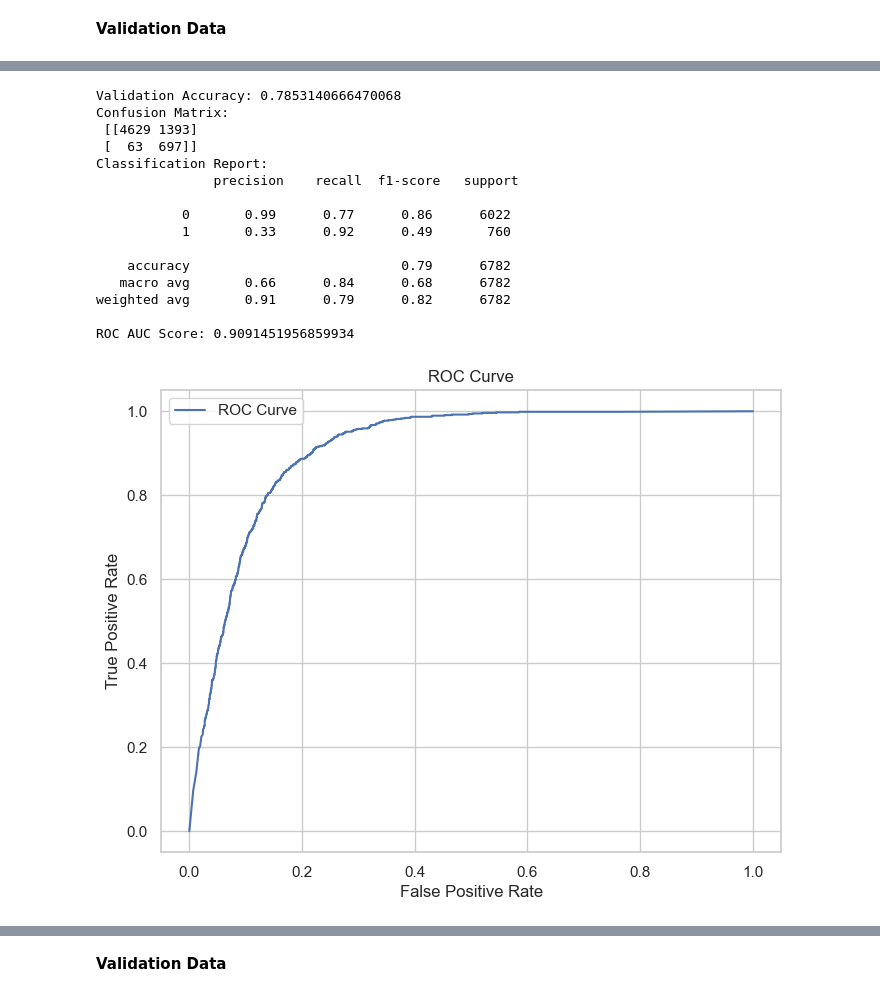
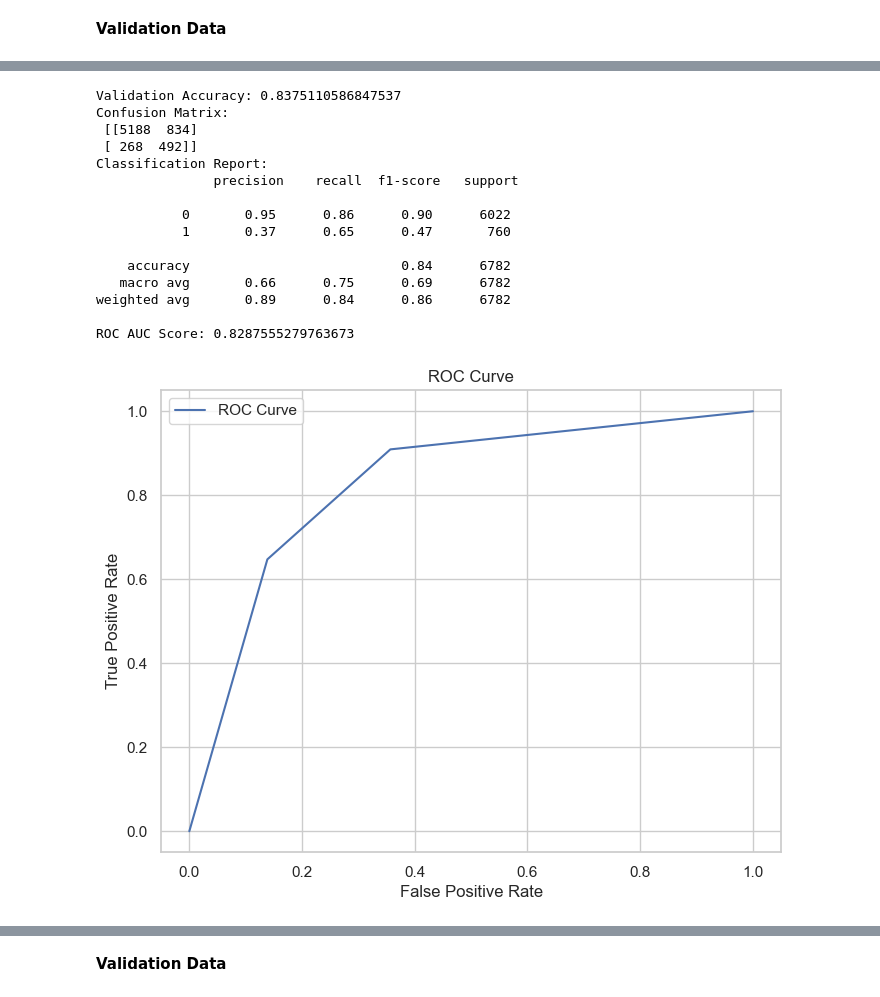
Before and after one commit to CalebMcCurdy/Bank-Term-Deposit-Predictions, a Jupyter notebook: Final Project.ipynb, the cells around one changed output, grey strips where cells are left out. Drawn from its saved outputs; the diff is of its cells as text; code cells hidden in the pictures.

```diff
--- a/Final Project.ipynb
+++ b/Final Project.ipynb
@@ -214,0 +233,11 @@ Through the above box plot visualization, we were able to see the distribution o
+# %%
+# Plot observations among all numeric attributes to compare distribution
+
+# Establish the style for the plots
+sns.set(style="ticks")
+
+# Create pairplot
+sns.pairplot(numeric_df, diag_kind='kde', markers='o')
+
+# Display the plots
+plt.show()
@@ -933,8 +969,8 @@ df['pdays'] = df['pdays'].replace(-1, 0)
 # %%
 # train (80%), validation (15%), test (5%)
+y = df[['y']]
 X = df.drop(columns=['y'])
-y = df[['y']]
-X_train, X_valtest, y_train, y_valtest = train_test_split(X, y, test_size = 0.2, random_state=1)
+X_train, X_valtest, y_train, y_valtest = train_test_split(X, y, test_size = 0.20, random_state=1)
 X_val, X_test, y_val, y_test = train_test_split(X_valtest, y_valtest, test_size=0.25, random_state=1)
 # %%
 # Display the dimensions of the data splits
@@ -1063,9 +1110,9 @@ balanced_train_data.head()
 # %%
-# Undersample the majority class to match the number of minority class samples
-major_class_under = resample(major_class, replace=False, n_samples=len(minor_class), random_state=1)
+# undersample the minority class to match the number of majority class samples
+major_class_under = resample(major_class, replace=True, n_samples=len(minor_class), random_state=1)
 
-# Combine the undersampled majority class with the minority class
-train_data_under = pd.concat([major_class_under, minor_class])
+# Combine the oversampled minority class with the majority class
+train_data_under = pd.concat([minor_class, major_class_under])
 
 # Separate the features (X) and the target (y) from the balanced training data
 X_train_under = train_data_under.drop(columns=['y'])
@@ -1261,2 +1592,5 @@ Fitting 5 folds for each of 15 candidates, totalling 75 fits
+# %%
+# knn model
+knn_over = KNeighborsClassifier(n_neighbors = 2).fit(X_train_under,y_train_under)
 # %% [markdown]
 **Validation Data**
@@ -1291,4 +1597,7 @@ plt.show()
 # %%
+#knn prediction
+y_val_pred = knn_over.predict(X_val_trans)
+
 # Calculate accuracy on the validation set
 accuracy = accuracy_score(y_val, y_val_pred)
 print("Validation Accuracy:", accuracy)
@@ -1297,41 +1606,41 @@ print("Validation Accuracy:", accuracy)
 confusion = confusion_matrix(y_val, y_val_pred)
 print("Confusion Matrix:\n", confusion)
 
 # Conduct classification report
 report = classification_report(y_val, y_val_pred)
 print("Classification Report:\n", report)
 
 # Calculate ROC AUC
-y_prob = boost_random.predict_proba(X_val_trans)[:, 1]
+y_prob = knn_over.predict_proba(X_val_trans)[:, 1]
 roc_auc = roc_auc_score(y_val, y_prob)
 print("ROC AUC Score:", roc_auc)
 
 # Generate ROC curve
 fpr, tpr, _ = roc_curve(y_val, y_prob)
 
 # Display ROC curve
 import matplotlib.pyplot as plt
 plt.figure(figsize=(8, 6))
 plt.plot(fpr, tpr, label="ROC Curve")
 plt.xlabel("False Positive Rate")
 plt.ylabel("True Positive Rate")
 plt.title("ROC Curve")
 plt.legend()
 plt.show()
 # %% [output]
-Validation Accuracy: 0.7853140666470068
+Validation Accuracy: 0.8375110586847537
 Confusion Matrix:
- [[4629 1393]
- [  63  697]]
+ [[5188  834]
+ [ 268  492]]
 Classification Report:
                precision    recall  f1-score   support
 
-           0       0.99      0.77      0.86      6022
-           1       0.33      0.92      0.49       760
+           0       0.95      0.86      0.90      6022
+           1       0.37      0.65      0.47       760
 
-    accuracy                           0.79      6782
-   macro avg       0.66      0.84      0.68      6782
-weighted avg       0.91      0.79      0.82      6782
+    accuracy                           0.84      6782
+   macro avg       0.66      0.75      0.69      6782
+weighted avg       0.89      0.84      0.86      6782
 
-ROC AUC Score: 0.9091451956859934
+ROC AUC Score: 0.8287555279763673
-[figure, old version]
+[figure, new version]
```
Also changed, not shown: parts of 198 cells of this notebook.
